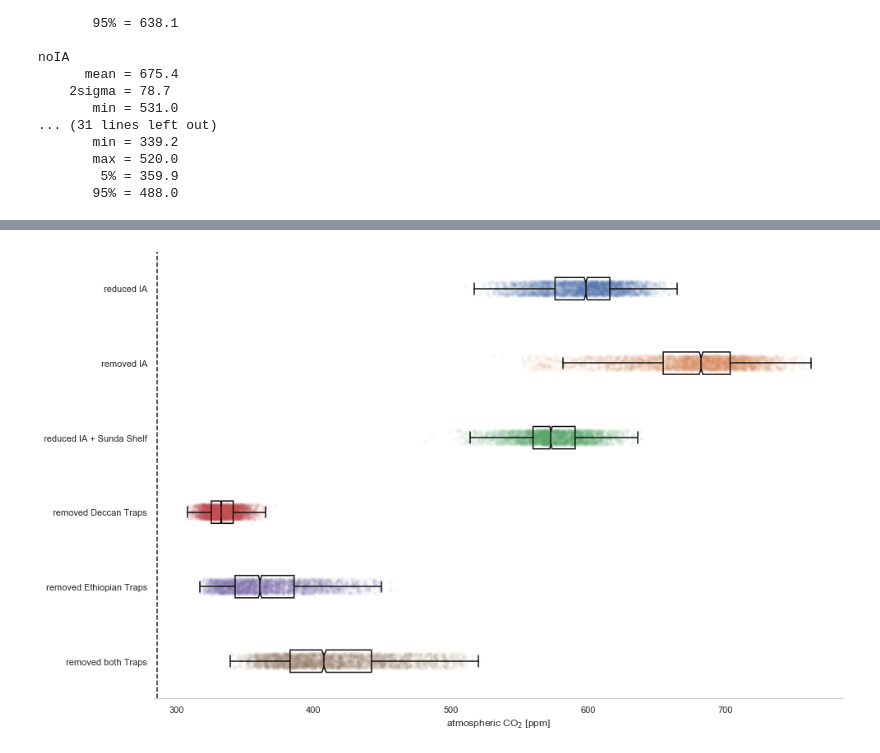
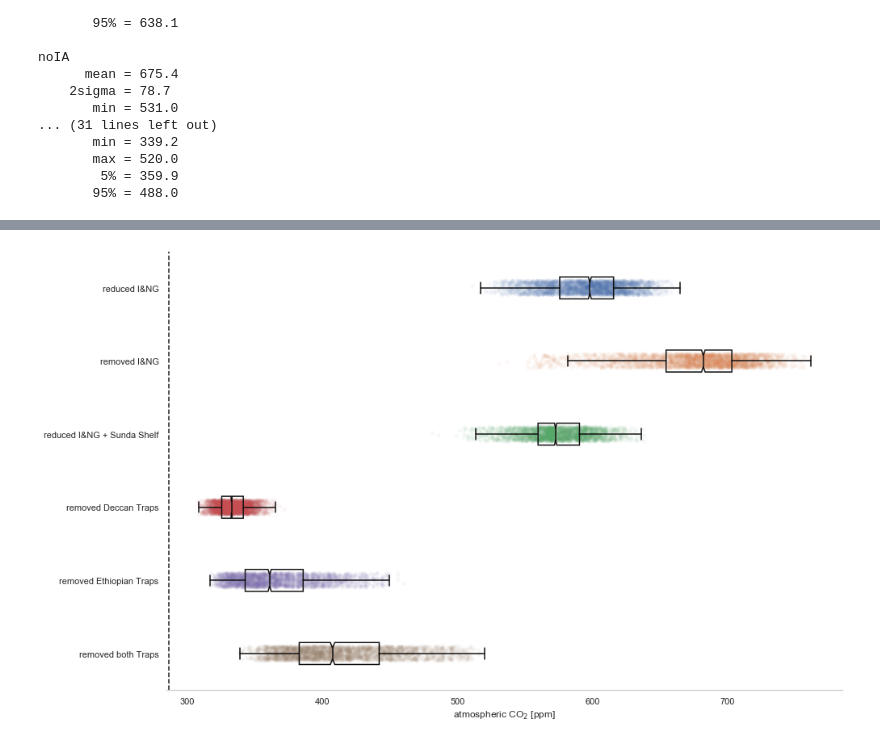
Before and after one commit to Swanson-Hysell-Group/GEOCLIM_Modern, a Jupyter notebook: Code/Notebooks/scenario_analysis.ipynb, the cells around one changed output, grey strips where cells are left out. Drawn from its saved outputs; the diff is of its cells as text; code cells hidden in the pictures.

Commit message:
brief plotting of pCO2

```diff
--- a/Code/Notebooks/scenario_analysis.ipynb
+++ b/Code/Notebooks/scenario_analysis.ipynb
@@ -286,32 +360,32 @@ noIA
 # %%
 sns.set(style="whitegrid")
 
 fig, ax = plt.subplots(figsize=(15,10))
 
 sns.stripplot(x='ppm', y='scenario', data=sns_df, dodge=True, jitter=True, alpha=0.05, zorder=-99)
 
 sns.boxplot(x='ppm', y='scenario', data=sns_df, color='k', fliersize=0, width=0.3, notch=True, zorder=99)
 
 for patch in ax.artists:
     r,g,b,a = patch.get_facecolor()
     patch.set_facecolor((0,0,0,0))
 
 ax.axvline(286, c='k', ls='--')
 
-ax.set_yticklabels(['reduced IA',
-                    'removed IA',
-                    'reduced IA + Sunda Shelf',
+ax.set_yticklabels(['reduced I&NG',
+                    'removed I&NG',
+                    'reduced I&NG + Sunda Shelf',
                     'removed Deccan Traps',
                     'removed Ethiopian Traps',
                     'removed both Traps'])
 ax.set_ylabel('')
 ax.set_xlabel('atmospheric CO$_{2}$ [ppm]')
 
 ax.xaxis.grid(False)
 sns.despine(left=True)
 
 fig.savefig('../../Manuscript/Figures/scenario_pCO2.pdf',bbox_inches='tight')
 
 plt.show(fig)
 # %% [output]
-[figure, old version]
+[figure, new version]
```
Also changed, not shown: parts of 3 cells of this notebook, 7 other files.
